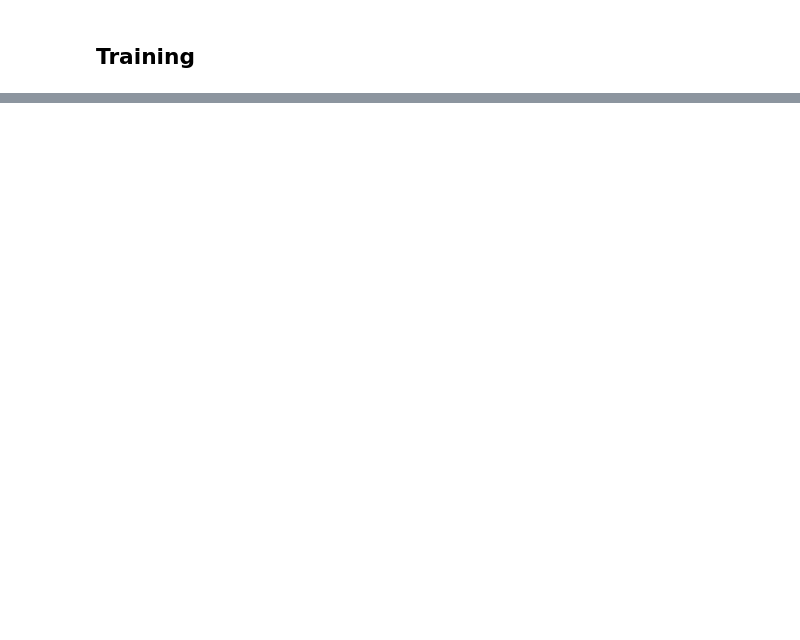
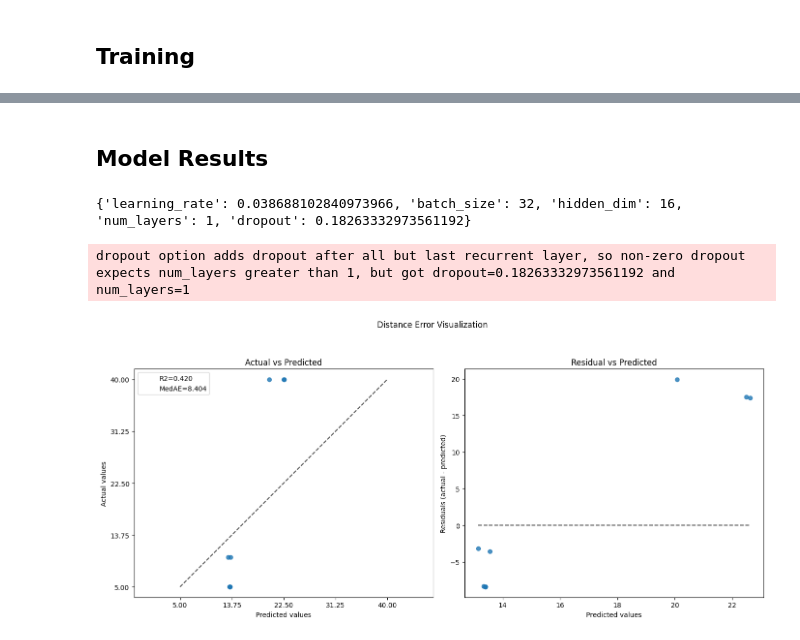
Before and after one commit to nikas-belogolov/leaknet, a Jupyter notebook: notebooks/model_training_and_evaluation.ipynb, the cells around one changed output, grey strips where cells are left out. Saved outputs shown, nothing was run; the diff lists cells and outputs as text; code cells hidden in the pictures; blank space fills up the shorter version.

Commit message:
added hyperparameter optimization, regression for anomaly distance and visual evaluation of models.

```diff
--- a/notebooks/model_training_and_evaluation.ipynb
+++ b/notebooks/model_training_and_evaluation.ipynb
@@ -93,7 +40,0 @@ import matplotlib.pyplot as plt
-# %%
-with torch.no_grad():
-  for x, y_true in test_loader:
-    y_scores = model.forward(x)
-    print(y_scores, y_true)
-    fpr, fnr, thresholds = det_curve(y_true, y_scores)
-    print(fpr, fnr, thresholds)
@@ -102,0 +133,52 @@ tensor([0.9272, 0.0114, 0.9272, 0.0157, 0.0159, 0.9270, 0.9272, 0.9272, 0.0140])
+# %% [markdown]
+## Model Results
+# %%
+from sklearn.metrics import PredictionErrorDisplay
+import matplotlib.pyplot as plt
+from sklearn.metrics import median_absolute_error, r2_score
+
+
+def compute_score(y_true, y_pred):
+    return {
+        "R2": f"{r2_score(y_true, y_pred):.3f}",
+        "MedAE": f"{median_absolute_error(y_true, y_pred):.3f}",
+    }
+# %%
+_, _, test_loader = get_classifier_data_loaders(leaks_dataset, BATCH_SIZE)
+
+checkpoint = torch.load(path.join(MODELS_DIR, "RNNClassifier.pth"), weights_only=True)
+hparams = checkpoint["hyperparameters"]
+print(hparams)
+model = RNNClassifier(input_dim=INPUT_DIM, hidden_dim=hparams['hidden_dim'], num_layers=hparams["num_layers"], dropout=hparams["dropout"])
+model.load_state_dict(checkpoint['model_state_dict'])
+model.eval()
+
+with torch.no_grad():
+  for x, (y_anomaly, y_distance) in test_loader:
+    anomaly, distance = model.forward(x)
+
+    y_true = y_distance.detach().cpu().numpy()
+    y_pred = distance.detach().cpu().numpy()
+
+    f, (ax0, ax1) = plt.subplots(1, 2, figsize=(14, 6))
+
+    actual_vs_predicted = PredictionErrorDisplay.from_predictions(
+      y_true, y_pred, ax=ax0, kind="actual_vs_predicted"
+    )
+
+    residual_vs_predicted = PredictionErrorDisplay.from_predictions(
+      y_true, y_pred, kind="residual_vs_predicted", ax=ax1
+    )
+
+    for name, score in compute_score(y_true, y_pred).items():
+        ax0.plot([], [], " ", label=f"{name}={score}")
+    ax0.legend(loc="upper left")
+
+    ax0.set_title("Actual vs Predicted")
+    ax1.set_title("Residual vs Predicted")
+    f.suptitle("Distance Error Visualization", y=1.05)
+    plt.tight_layout()
+# %% [output]
+{'learning_rate': 0.038688102840973966, 'batch_size': 32, 'hidden_dim': 16, 'num_layers': 1, 'dropout': 0.18263332973561192}
+dropout option adds dropout after all but last recurrent layer, so non-zero dropout expects num_layers greater than 1, but got dropout=0.18263332973561192 and num_layers=1
+[figure, added]
```
Also changed, not shown: parts of 23 cells of this notebook, 18 other files.
